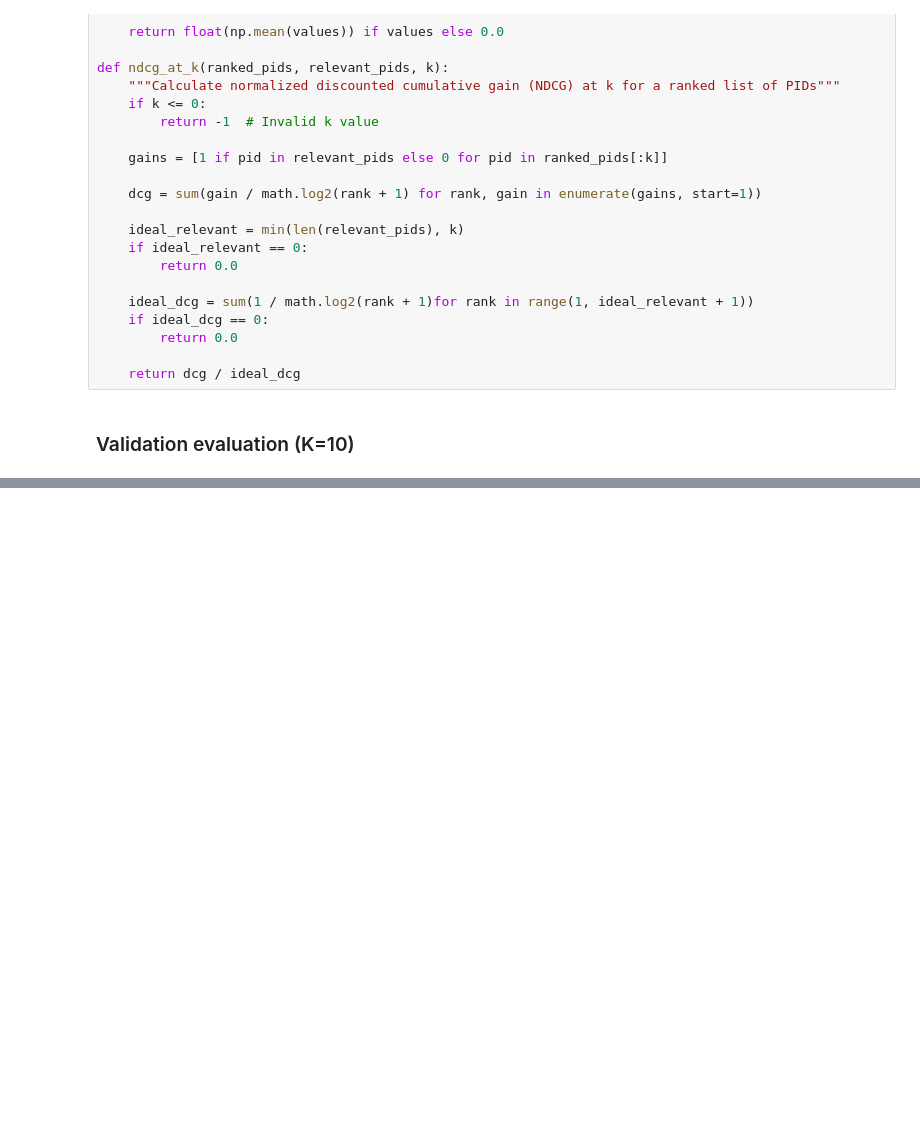
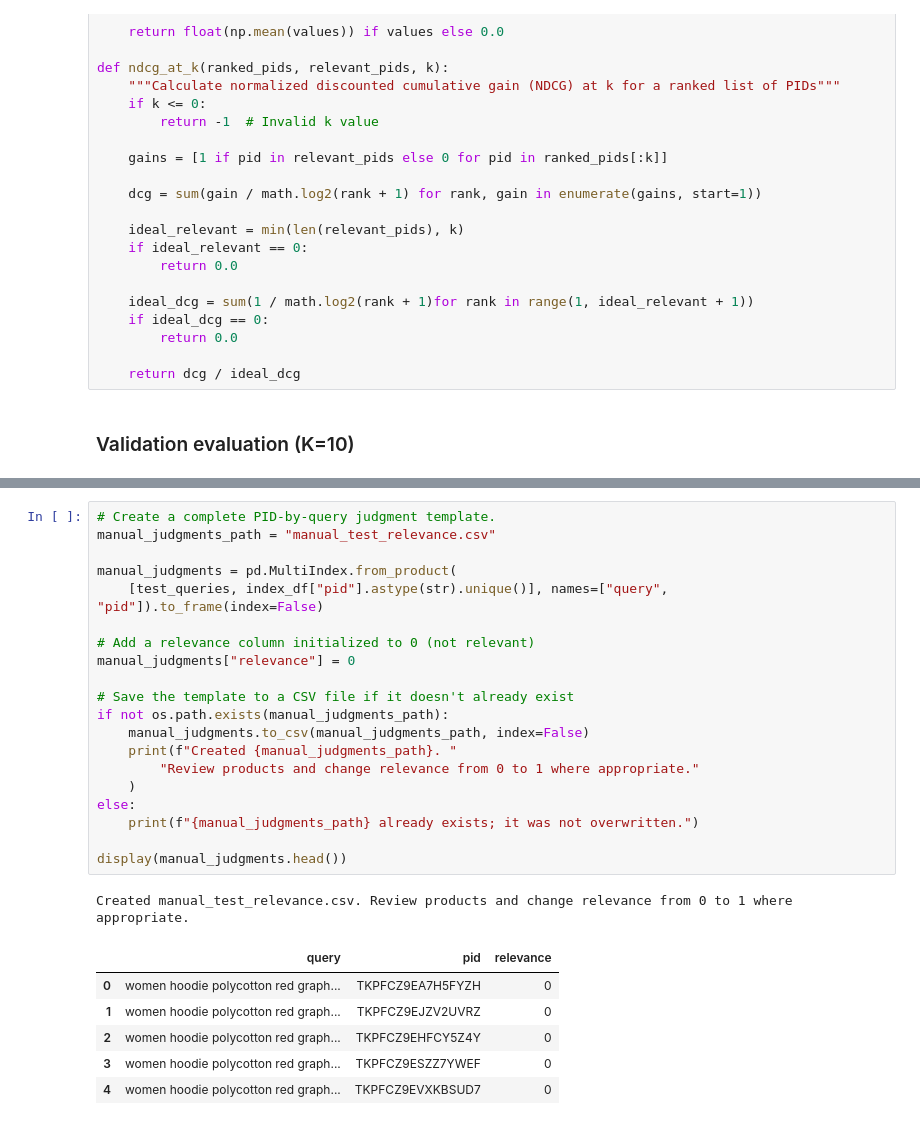
Before and after one commit to FronkTP/irwa-search-engine, a Jupyter notebook: project_progress/part_2/part2.ipynb, the cells around one changed output, grey strips where cells are left out. Cells and saved outputs as stored; diff of their text form; blank space fills up the shorter version.

```diff
--- a/project_progress/part_2/part2.ipynb
+++ b/project_progress/part_2/part2.ipynb
@@ -1319,3 +1310,31 @@ display(aggregate_metrics.apply(lambda column: column.map(lambda value: f"{value
 | Query 2 | 0.000 | 0.000 | 0.000 | 0.000 | 0.000 |
 |  | MAP@10 | MRR@10 |
 | Overall | 0.013 | 0.125 |
+# %%
+# Create a complete PID-by-query judgment template.
+manual_judgments_path = "manual_test_relevance.csv"
+
+manual_judgments = pd.MultiIndex.from_product(
+    [test_queries, index_df["pid"].astype(str).unique()], names=["query", "pid"]).to_frame(index=False)
+
+# Add a relevance column initialized to 0 (not relevant)
+manual_judgments["relevance"] = 0
+
+# Save the template to a CSV file if it doesn't already exist
+if not os.path.exists(manual_judgments_path):
+    manual_judgments.to_csv(manual_judgments_path, index=False)
+    print(f"Created {manual_judgments_path}. "
+        "Review products and change relevance from 0 to 1 where appropriate."
+    )
+else:
+    print(f"{manual_judgments_path} already exists; it was not overwritten.")
+
+display(manual_judgments.head())
+# %% [output]
+Created manual_test_relevance.csv. Review products and change relevance from 0 to 1 where appropriate.
+|  | query | pid | relevance |
+| 0 | women hoodie polycotton red graph... | TKPFCZ9EA7H5FYZH | 0 |
+| 1 | women hoodie polycotton red graph... | TKPFCZ9EJZV2UVRZ | 0 |
+| 2 | women hoodie polycotton red graph... | TKPFCZ9EHFCY5Z4Y | 0 |
+| 3 | women hoodie polycotton red graph... | TKPFCZ9ESZZ7YWEF | 0 |
+| 4 | women hoodie polycotton red graph... | TKPFCZ9EVXKBSUD7 | 0 |
```
Also changed, not shown: parts of 13 cells of this notebook, 1 other file.
